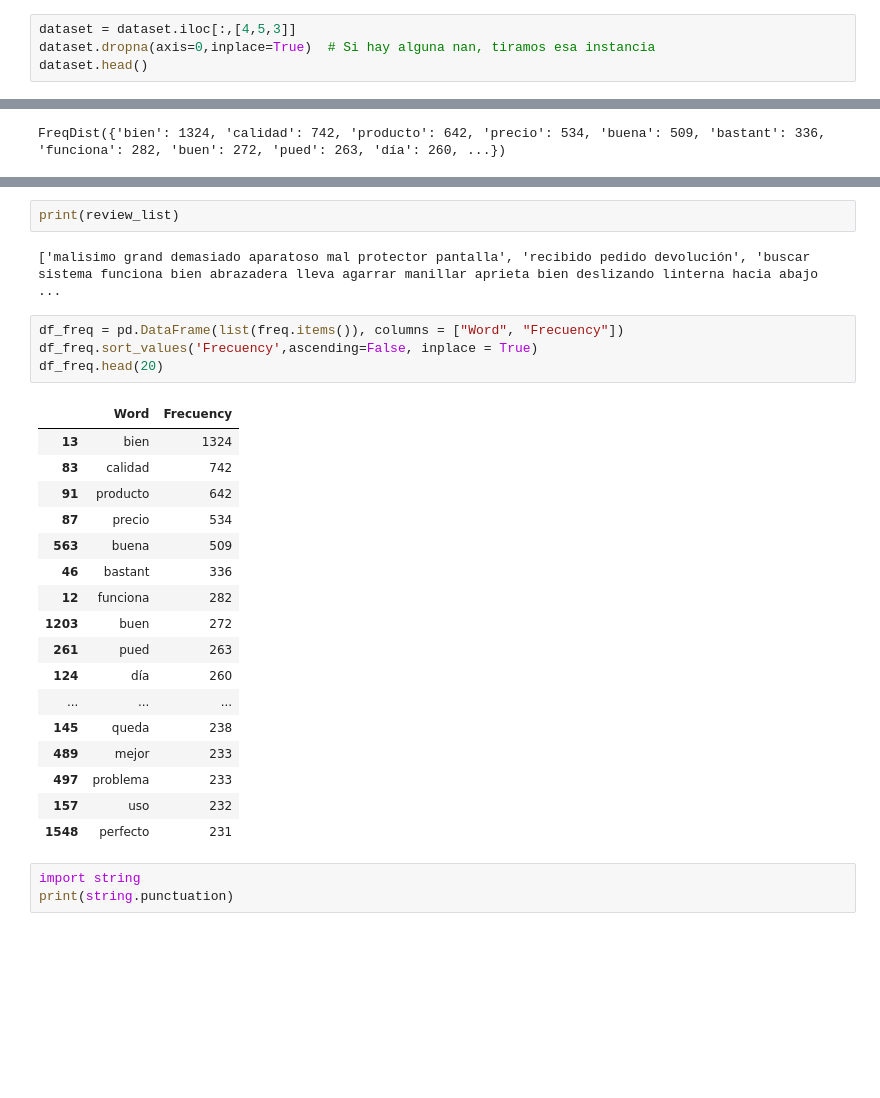
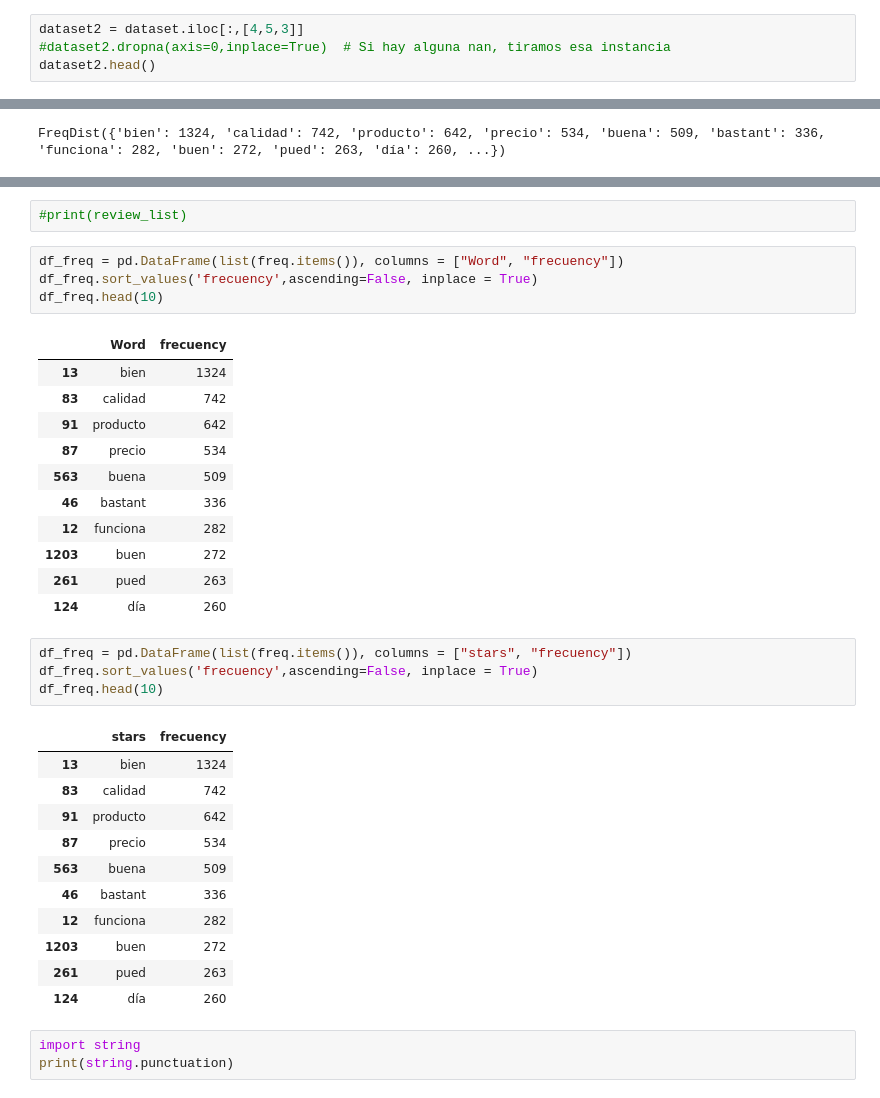
Before and after one commit to ldotto46/02.Proj_Amazon-NLP, a Jupyter notebook: DS_Proyecto_03_NLP.ipynb, the cells around one changed output, grey strips where cells are left out. Saved outputs shown, nothing was run; the diff lists cells and outputs as text; blank space fills up the shorter version.

Commit message:
dataset classification

```diff
--- a/DS_Proyecto_03_NLP.ipynb
+++ b/DS_Proyecto_03_NLP.ipynb
@@ -93,7 +114,7 @@ A continuacion vemos algunos registros y como estos tienen asociado el titulo de
 # %%
-dataset = dataset.iloc[:,[4,5,3]]
-dataset.dropna(axis=0,inplace=True)  # Si hay alguna nan, tiramos esa instancia
-dataset.head()
+dataset2 = dataset.iloc[:,[4,5,3]]
+#dataset2.dropna(axis=0,inplace=True)  # Si hay alguna nan, tiramos esa instancia
+dataset2.head()
 # %% [output]
 |  | review_body | review_title | stars |
 | 0 | Malisimo, muy grande demasiado ap... | Mala compra | 1 |
@@ -211,13 +232,11 @@ dataset.tail()
-# %%
-print(review_list)
-# %% [output]
-['malisimo grand demasiado aparatoso mal protector pantalla', 'recibido pedido devolución', 'buscar sistema funciona bien abrazadera lleva agarrar manillar aprieta bien deslizando linterna hacia abajo ...
+# %%
+#print(review_list)
 # %%
-df_freq = pd.DataFrame(list(freq.items()), columns = ["Word", "Frecuency"])
-df_freq.sort_values('Frecuency',ascending=False, inplace = True)
-df_freq.head(20)
+df_freq = pd.DataFrame(list(freq.items()), columns = ["Word", "frecuency"])
+df_freq.sort_values('frecuency',ascending=False, inplace = True)
+df_freq.head(10)
 # %% [output]
-|  | Word | Frecuency |
+|  | Word | frecuency |
 | 13 | bien | 1324 |
 | 83 | calidad | 742 |
 | 91 | producto | 642 |
@@ -228,12 +247,22 @@ df_freq.head(20)
 | 1203 | buen | 272 |
 | 261 | pued | 263 |
 | 124 | día | 260 |
-| ... | ... | ... |
-| 145 | queda | 238 |
-| 489 | mejor | 233 |
-| 497 | problema | 233 |
-| 157 | uso | 232 |
-| 1548 | perfecto | 231 |
+# %%
+df_freq = pd.DataFrame(list(freq.items()), columns = ["stars", "frecuency"])
+df_freq.sort_values('frecuency',ascending=False, inplace = True)
+df_freq.head(10)
+# %% [output]
+|  | stars | frecuency |
+| 13 | bien | 1324 |
+| 83 | calidad | 742 |
+| 91 | producto | 642 |
+| 87 | precio | 534 |
+| 563 | buena | 509 |
+| 46 | bastant | 336 |
+| 12 | funciona | 282 |
+| 1203 | buen | 272 |
+| 261 | pued | 263 |
+| 124 | día | 260 |
 # %%
 import string
 print(string.punctuation)
```
Also changed, not shown: parts of 10 cells of this notebook.
